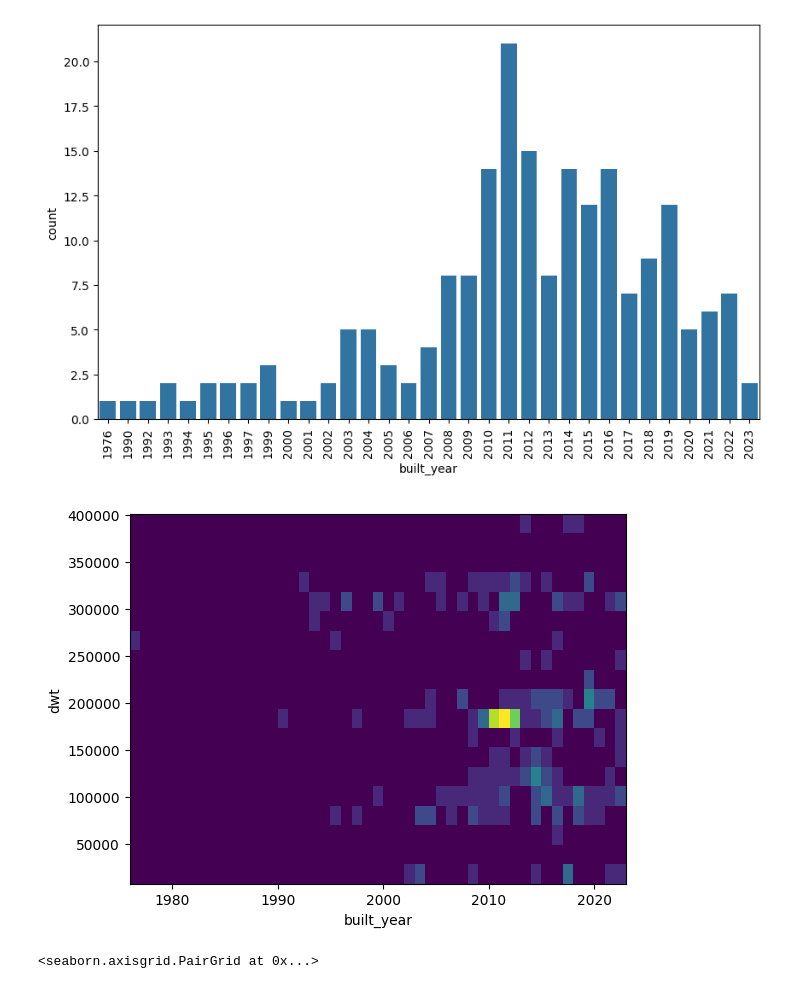
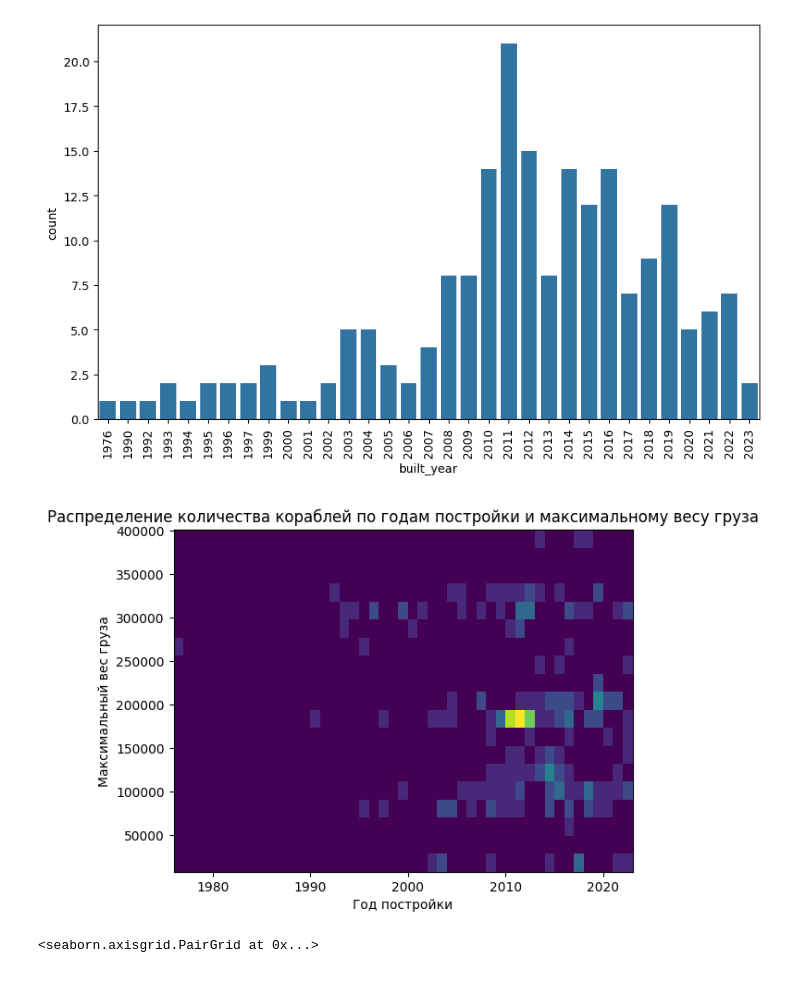
Before and after one commit to kalanimus/PythonLabs, a Jupyter notebook: Lab2/Untitled.ipynb, the cells around one changed output. Drawn from its saved outputs; the diff is of its cells as text; code cells hidden in the pictures.

```diff
--- a/Lab2/Untitled.ipynb
+++ b/Lab2/Untitled.ipynb
@@ -31,12 +30,13 @@ sb.barplot(x="built_year", y="count", data=df)
 # %%
 df = file[["built_year", "ship_name", "dwt"]]
 dwt_bins = np.linspace(df['dwt'].min(), df['dwt'].max(), 20)
-plt.hist2d(df["built_year"], df["dwt"], bins=[np.arange(df["built_year"].min(), df["built_year"].max() + 1), dwt_bins], cmap="viridis")
-plt.xlabel("built_year")
-plt.ylabel("dwt")
+plt.hist2d(df["built_year"], df["dwt"], bins=[np.arange(df["built_year"].min(), df["built_year"].max() + 1), dwt_bins])
+plt.xlabel("Год постройки")
+plt.ylabel("Максимальный вес груза")
+plt.title("Распределение количества кораблей по годам постройки и максимальному весу груза")
 plt.show()
 # %% [output]
-[figure, old version]
+[figure, new version]
 # %%
 file2 = pd.read_csv("IRIS.csv")
 sb.pairplot(file2, hue="species")
```
Also changed, not shown: parts of 6 cells of this notebook.
